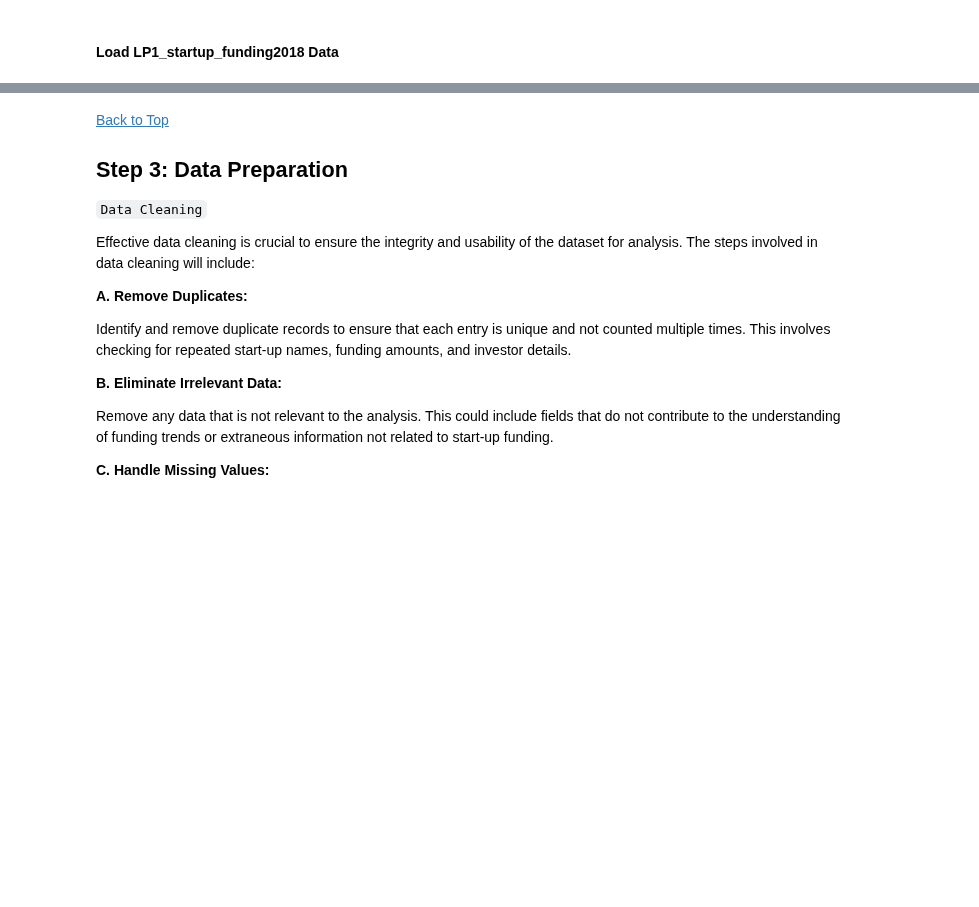
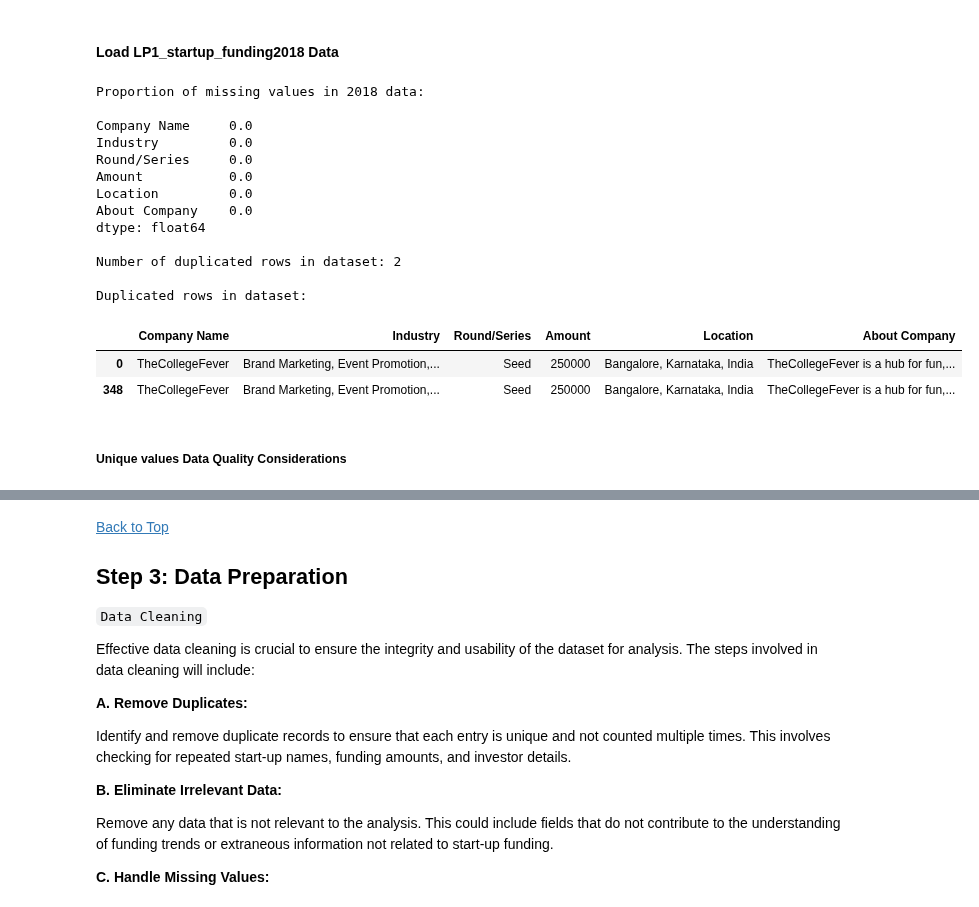
Before and after one commit to Nfayem/LP1_Data_Analytics_Project, a Jupyter notebook: Notebook/LP1_Data_Analytics_Project.ipynb, the cells around one changed output, grey strips where cells are left out. Drawn from its saved outputs; the diff is of its cells as text; code cells hidden in the pictures; blank space fills up the shorter version.

```diff
--- a/Notebook/LP1_Data_Analytics_Project.ipynb
+++ b/Notebook/LP1_Data_Analytics_Project.ipynb
@@ -1262,3 +1262,39 @@ None
 #### Load LP1_startup_funding2019 Data
 # %% [markdown]
 #### Load LP1_startup_funding2018 Data
+# %%
+# Preview the proportion of missing values
+missing_percentage = (df2018.isnull().mean() * 100).round(2)
+
+# Check for duplicated values
+duplicate_count_18 = df2018.duplicated(subset=None, keep=False).sum()
+
+# Display duplicated rows if any
+duplicated_rows_2018 = df2018[df2018.duplicated(subset=None, keep=False)]
+
+# Display Results
+print("Proportion of missing values in 2018 data:")
+print()
+print(missing_percentage)
+print("\nNumber of duplicated rows in dataset:", duplicate_count_18)
+print("\nDuplicated rows in dataset:")
+duplicated_rows_2018
+# %% [output]
+Proportion of missing values in 2018 data:
+
+Company Name     0.0
+Industry         0.0
+Round/Series     0.0
+Amount           0.0
+Location         0.0
+About Company    0.0
+dtype: float64
+
+Number of duplicated rows in dataset: 2
+
+Duplicated rows in dataset:
+|  | Company Name | Industry | Round/Series | Amount | Location | About Company |
+| 0 | TheCollegeFever | Brand Marketing, Event Promotion,... | Seed | 250000 | Bangalore, Karnataka, India | TheCollegeFever is a hub for fun,... |
+| 348 | TheCollegeFever | Brand Marketing, Event Promotion,... | Seed | 250000 | Bangalore, Karnataka, India | TheCollegeFever is a hub for fun,... |
+# %% [markdown]
+##### Unique values Data Quality Considerations
```
Also changed, not shown: parts of 17 cells of this notebook.
